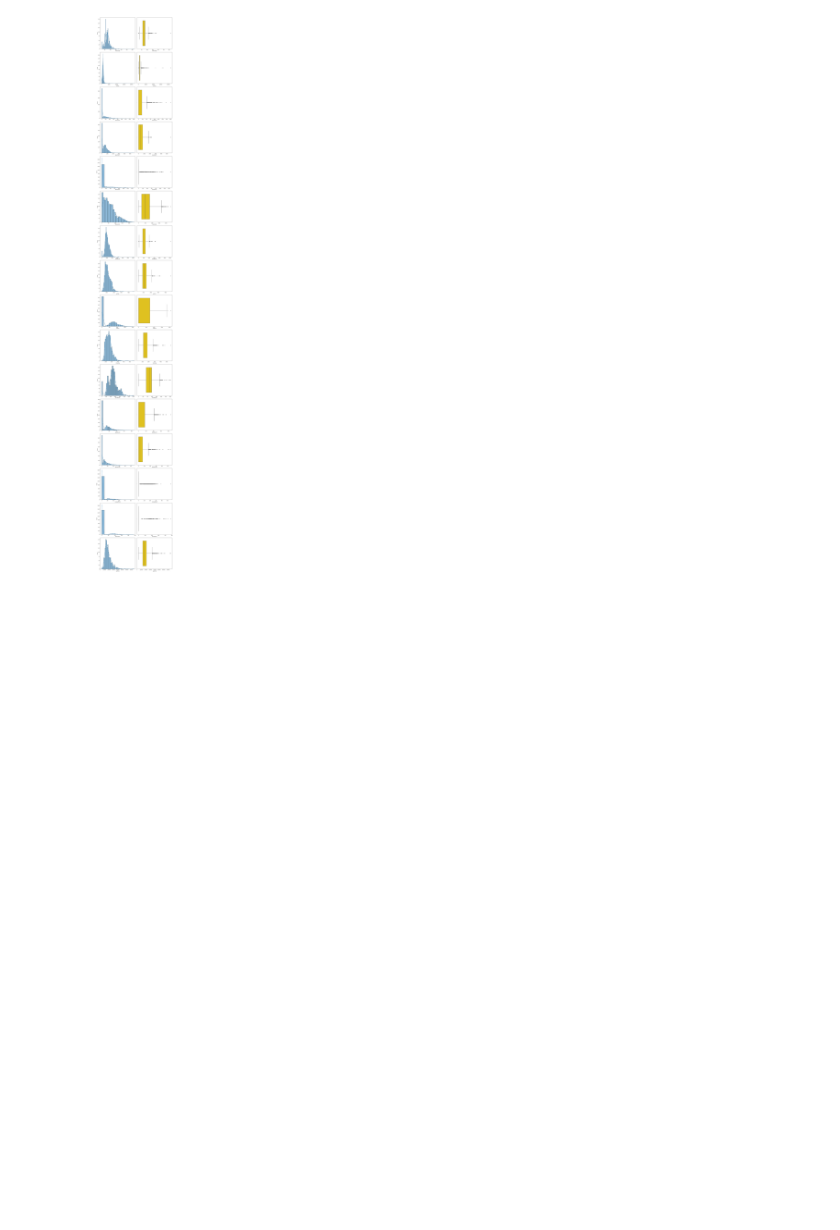
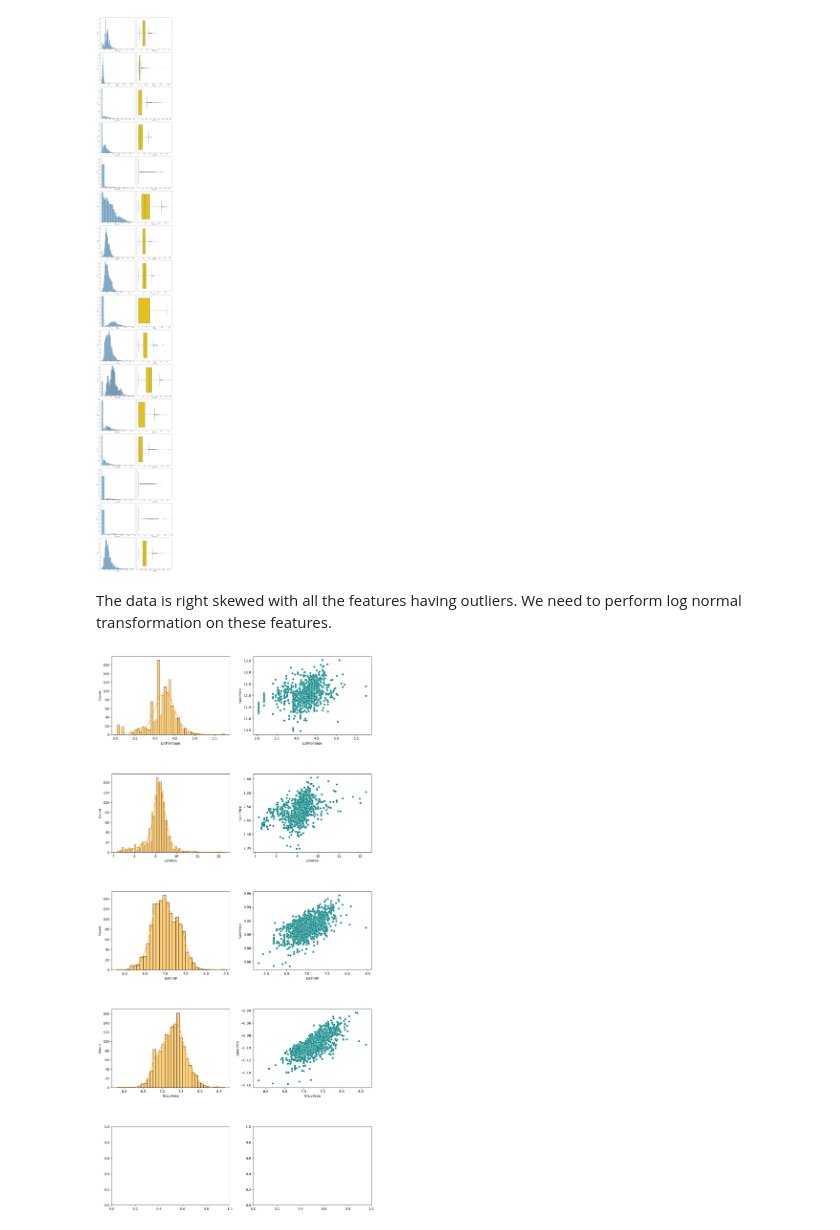
Before and after one commit to Abrar-Mustakim/Comprehensive-Data-Exploration-and-Advanced-Regression-Technique-on-Kaggles-Hourse-Pricing, a Jupyter notebook: EDA_and_Training.ipynb, the cells around one changed output. Saved outputs shown, nothing was run; the diff lists cells and outputs as text; code cells hidden in the pictures; blank space fills up the shorter version.

```diff
--- a/EDA_and_Training.ipynb
+++ b/EDA_and_Training.ipynb
@@ -427,3 +429,38 @@ fig.tight_layout()
 plt.show()
 # %% [output]
 [figure]
+# %% [markdown]
+The data is right skewed with all the features having outliers. We need to perform log normal transformation on these features.
+# %%
+fig = plt.figure(figsize=(14, 100))
+a = len(continuous_features)
+b = 2
+c = 1
+
+data = df.copy()
+
+for features in continuous_features:
+    if 0 in data[features].unique():
+        continue
+    else:
+        plt.subplot(a, b, c)
+        data[features] = np.log(data[features])
+
+        sns.histplot(x=data[features], kde=True, color="orange") #distribution
+
+        c += 1
+
+        plt.subplot(a, b, c)
+        data["SalePrice"] = np.log(data["SalePrice"])
+        sns.scatterplot(x=data[features], y=data["SalePrice"], color="teal")
+
+        c+=1
+    if c >= a*b:
+        break
+
+
+#fig.tight_layout()
+fig.subplots_adjust(hspace=0.5)
+plt.show()
+# %% [output]
+[figure, added]
```
Also changed, not shown: parts of 2 cells of this notebook.
